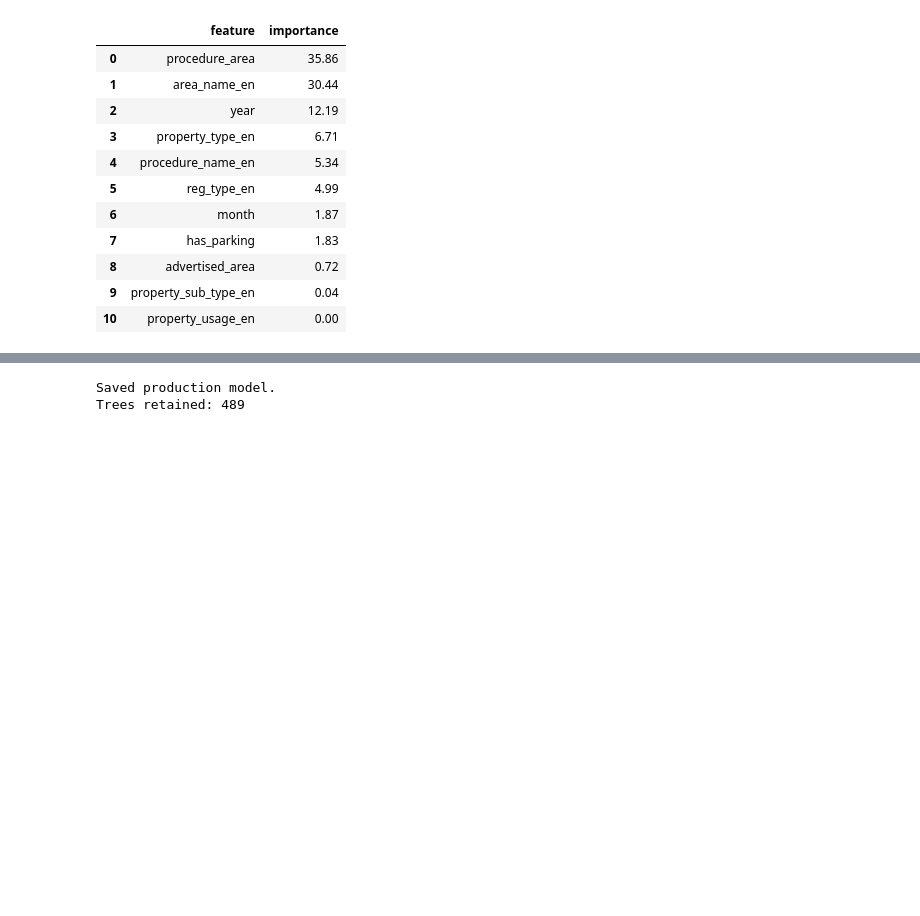
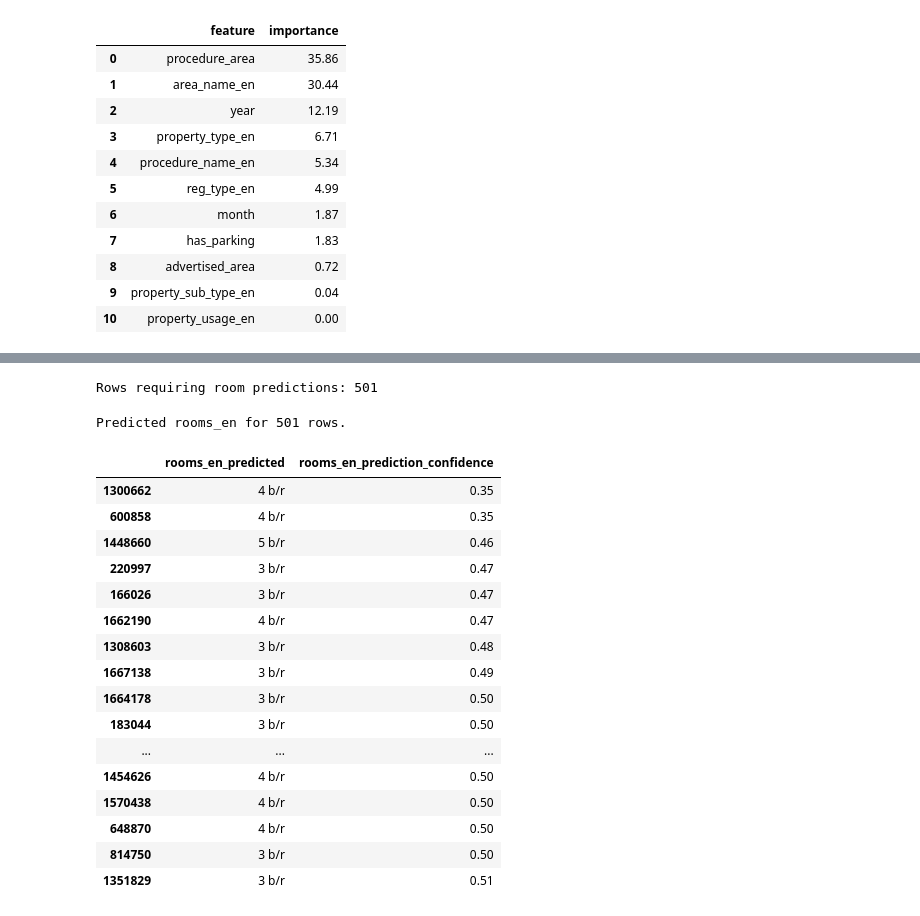
Before and after one commit to RayanJ007/dubai-roi-analysis, a Jupyter notebook: note.ipynb, the cells around one changed output, grey strips where cells are left out. Saved outputs shown, nothing was run; the diff lists cells and outputs as text; code cells hidden in the pictures; blank space fills up the shorter version.

```diff
--- a/note.ipynb
+++ b/note.ipynb
@@ -2090,6 +2042,3 @@ display(feature_importance)
 | 8 | advertised_area | 0.72 |
 | 9 | property_sub_type_en | 0.04 |
 | 10 | property_usage_en | 0.00 |
-# %%
-best_tree_count = model.tree_count_
-best_tree_count
@@ -2131,8 +2089,64 @@ CatBoostClassifier(allow_writing_files=False, depth=8, devices='0', eval_metric=
-# %%
-final_model.save_model("rooms_en_production_final_model.cbm")
-
-print("Saved production model.")
-print("Trees retained:", final_model.tree_count_)
-# %% [output]
-Saved production model.
-Trees retained: 489
+# %%
+missing_rooms_mask = prepared_data["rooms_en"].isna()
+
+X_missing = prepared_data.loc[missing_rooms_mask, x_data.columns].copy()
+
+print(f"Rows requiring room predictions: {len(X_missing):,}")
+# %% [output]
+Rows requiring room predictions: 501
+# %%
+output_data = model_data.copy()
+
+output_data["rooms_en_predicted"] = pd.NA
+output_data["rooms_en_prediction_confidence"] = np.nan
+
+output_data["rooms_en_completed"] = output_data["rooms_en"].copy()
+
+if len(X_missing) > 0:
+    missing_predictions = np.asarray(
+        final_model.predict(X_missing)
+    ).reshape(-1)
+
+    missing_probabilities = final_model.predict_proba(X_missing)
+
+    prediction_confidence = np.max(missing_probabilities, axis=1)
+
+    output_data.loc[missing_rooms_mask, "rooms_en_predicted"] = missing_predictions
+
+    output_data.loc[missing_rooms_mask, "rooms_en_prediction_confidence"] = prediction_confidence
+
+    output_data.loc[missing_rooms_mask, "rooms_en_completed"] = missing_predictions
+
+    print(
+        f"Predicted rooms_en for "
+        f"{len(missing_predictions):,} rows."
+    )
+
+else:
+    print("There are no missing rooms_en values.")
+# %% [output]
+Predicted rooms_en for 501 rows.
+# %%
+prediction_review = output_data.loc[missing_rooms_mask,
+                                    ["rooms_en_predicted", "rooms_en_prediction_confidence"]
+                                    ].sort_values(by="rooms_en_prediction_confidence", ascending=True)
+
+display(prediction_review.head(20))
+# %% [output]
+|  | rooms_en_predicted | rooms_en_prediction_confidence |
+| 1300662 | 4 b/r | 0.35 |
+| 600858 | 4 b/r | 0.35 |
+| 1448660 | 5 b/r | 0.46 |
+| 220997 | 3 b/r | 0.47 |
+| 166026 | 3 b/r | 0.47 |
+| 1662190 | 4 b/r | 0.47 |
+| 1308603 | 3 b/r | 0.48 |
+| 1667138 | 3 b/r | 0.49 |
+| 1664178 | 3 b/r | 0.50 |
+| 183044 | 3 b/r | 0.50 |
+| ... | ... | ... |
+| 1454626 | 4 b/r | 0.50 |
+| 1570438 | 4 b/r | 0.50 |
+| 648870 | 4 b/r | 0.50 |
+| 814750 | 3 b/r | 0.50 |
+| 1351829 | 3 b/r | 0.51 |
```
Also changed, not shown: parts of 22 cells of this notebook.
